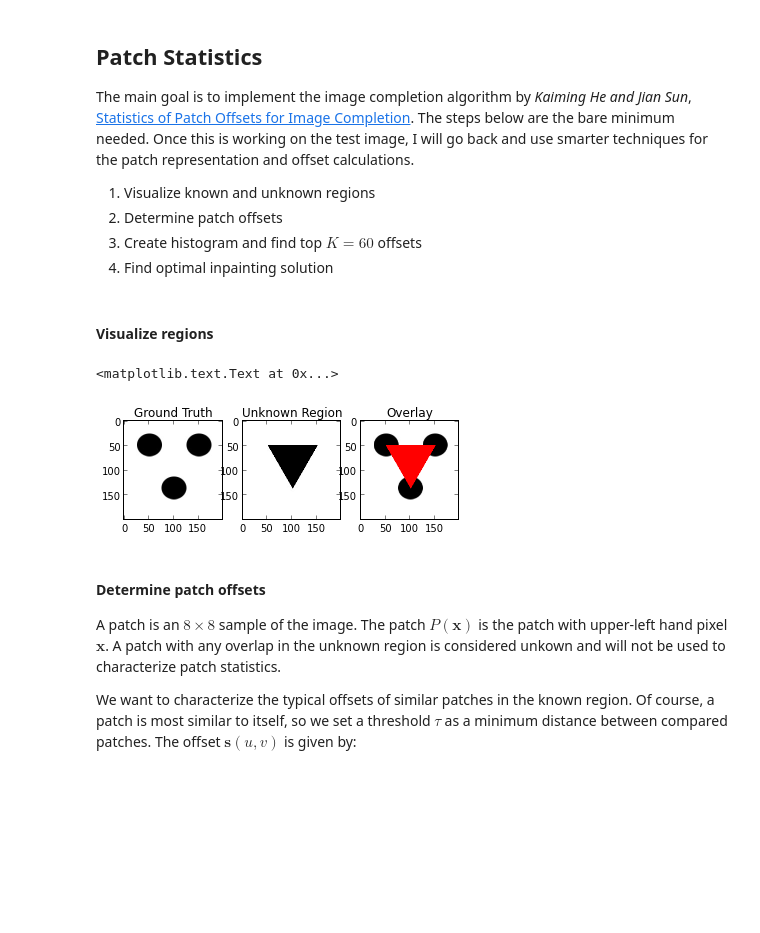
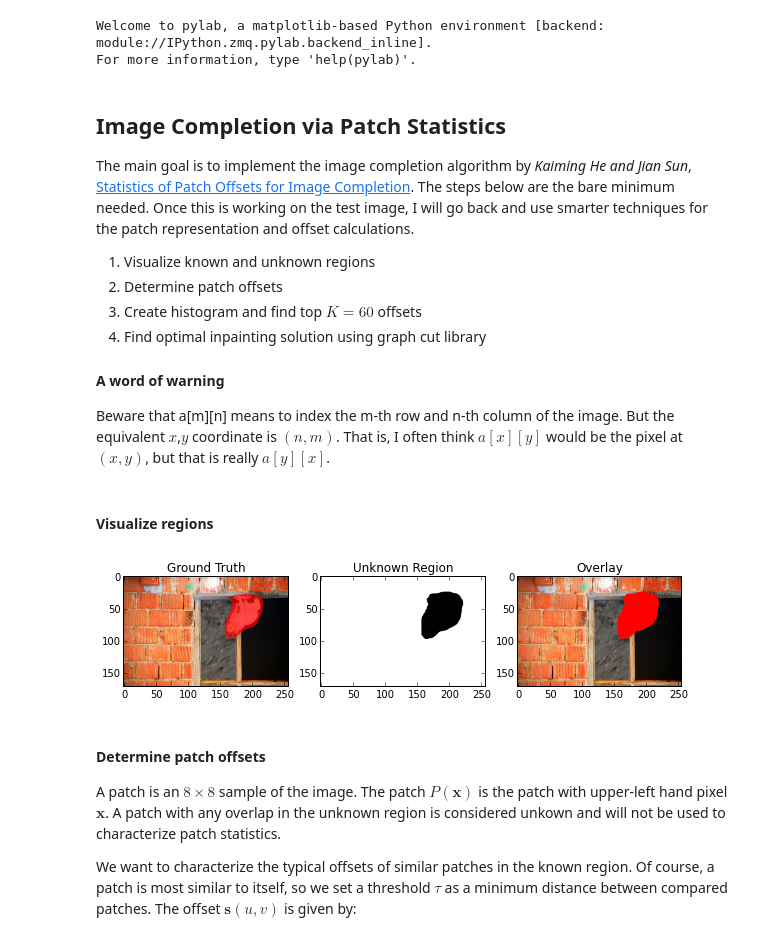
Before and after one commit to bachase/inpaint, a Jupyter notebook: pyinpaint.ipynb, the cells around one changed output. Saved outputs shown, nothing was run; the diff lists cells and outputs as text; code cells hidden in the pictures; blank space fills up the shorter version.

```diff
--- a/pyinpaint.ipynb
+++ b/pyinpaint.ipynb
@@ -54,35 +1,52 @@ imshow(a2)
+# %%
+%pylab inline
+figsize(10,6)
+from numba import autojit, jit, double,int_
+from scipy.ndimage.filters import gaussian_filter
+import numpy as np
+
+# pygco is a cython module that needs to be compiled manually
+from pygco import cut_inpaint
+# %% [output]
+Welcome to pylab, a matplotlib-based Python environment [backend: module://IPython.zmq.pylab.backend_inline].
+For more information, type 'help(pylab)'.
 # %% [markdown]
-## Patch Statistics
+## Image Completion via Patch Statistics
 
 The main goal is to implement the image completion algorithm by _Kaiming He and Jian Sun_, [Statistics of Patch Offsets for Image Completion](http://research.microsoft.com/en-us/um/people/kahe/eccv12/index.html).  The steps below are the bare minimum needed.  Once this is working on the test image, I will go back and use smarter techniques for the patch representation and offset calculations.
 
 1. Visualize known and unknown regions
 1. Determine patch offsets
 1. Create histogram and find top $K=60$ offsets
-1. Find optimal inpainting solution
+1. Find optimal inpainting solution using graph cut library
+
+#### A word of warning
+
+Beware that a[m][n] means to index the m-th row and n-th column of the image.  But the equivalent $x$,$y$ coordinate is $(n,m)$.  That is, I often think $a[x][y]$ would be the pixel at $(x,y)$, but that is really $a[y][x]$.
 # %% [markdown]
 #### Visualize regions
 # %%
-groundTruth = imread("img/dots_input.jpeg")
-unknown = imread("img/dots_alpha.jpeg")
-unknown[unknown < 200] = 0 # fix dithering
+groundTruth = imread("img/cat_input.jpeg")[::-1,:,:] # flip upside-down for debugging
+unknown = imread("img/cat_alpha.jpeg")[::-1,:]
+unknown[unknown < 100] = 0 # fix dithering
 unknownMask = unknown == 0
 knownMask = unknown != 0
 known = copy(groundTruth)
 known[unknownMask,:] = np.array([255,0,0])
 known = known.astype(np.float)/255.
 subplot(1,3,1)
 imshow(groundTruth)
 title('Ground Truth')
 subplot(1,3,2)
 imshow(unknown, cmap=pylab.gray())
 title('Unknown Region')
 subplot(1,3,3)
 imshow(known)
 title('Overlay')
+
+D = 8 # patch size
 # %% [output]
-<matplotlib.text.Text at 0x...>
-[figure, old version]
+[figure, new version]
 # %% [markdown]
 #### Determine patch offsets
 
```
Also changed, not shown: parts of 22 cells of this notebook, 7 other files.
